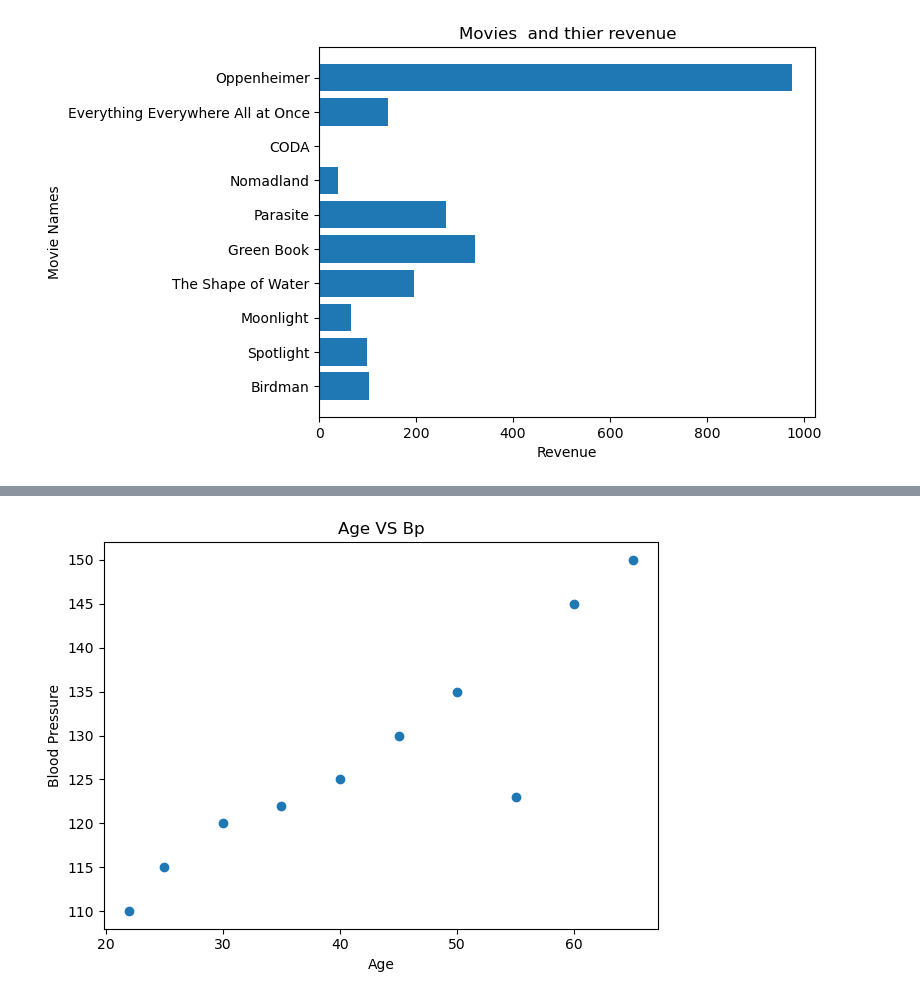
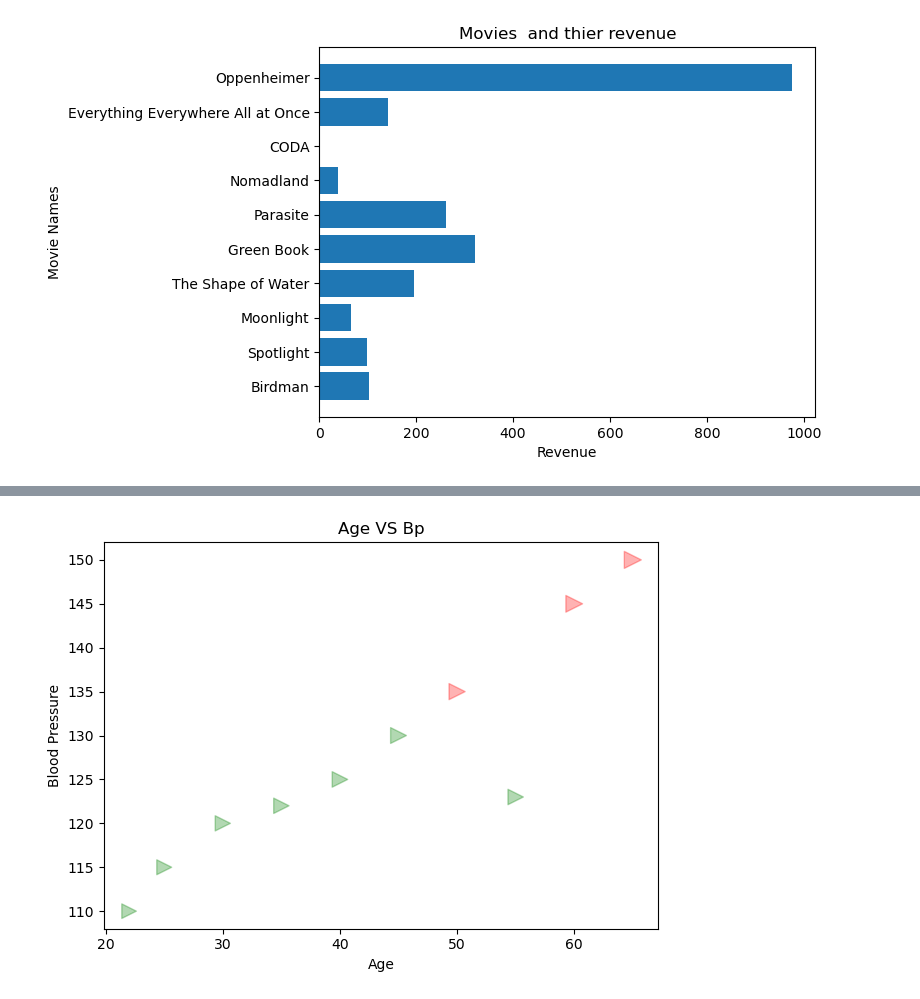
Before and after one commit to mihirgupta665/PRIME-AI-And-ML-, a Jupyter notebook: 5_Data_Visualization/2_All_Plots._Charts.ipynb, the cells around one changed output, grey strips where cells are left out. Cells and saved outputs as stored; diff of their text form; code cells hidden in the pictures.

Commit message:
Scatter plot gratiend c map  construction for oscar movie and revenue

```diff
--- a/5_Data_Visualization/2_All_Plots._Charts.ipynb
+++ b/5_Data_Visualization/2_All_Plots._Charts.ipynb
@@ -83,11 +86,12 @@ Text(0, 0.5, 'Movie Names')
 # %%
 people = ["Person A", "Person B", "Person C", "Person D", "Person E", "Person F", "Person G", "Person H", "Person I", "Person J"]
 age = [22, 25, 30, 35, 40, 45, 50, 55, 60, 65]
 blood_pressure = [110, 115, 120, 122, 125, 130, 135, 123, 145, 150]
-plt.scatter(age, blood_pressure)
+colors = ["red" if x>=135 else "green" for x in blood_pressure]
+plt.scatter(age, blood_pressure, color=colors, s=blood_pressure, marker=">", alpha=0.3)
 plt.title("Age VS Bp")
 plt.xlabel("Age")
 plt.ylabel("Blood Pressure")
 plt.tight_layout()
 # %% [output]
-[figure, old version]
+[figure, new version]
```
Also changed, not shown: parts of 2 cells of this notebook, 1 other file.
